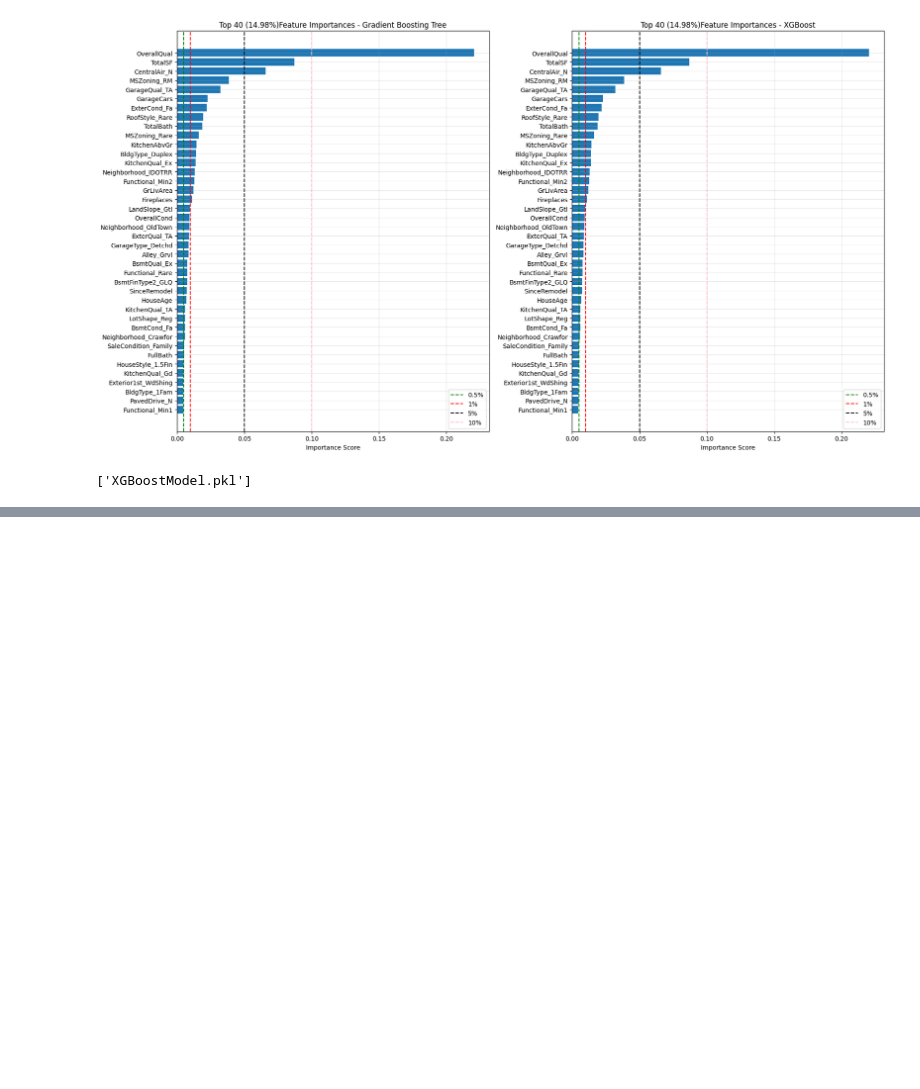
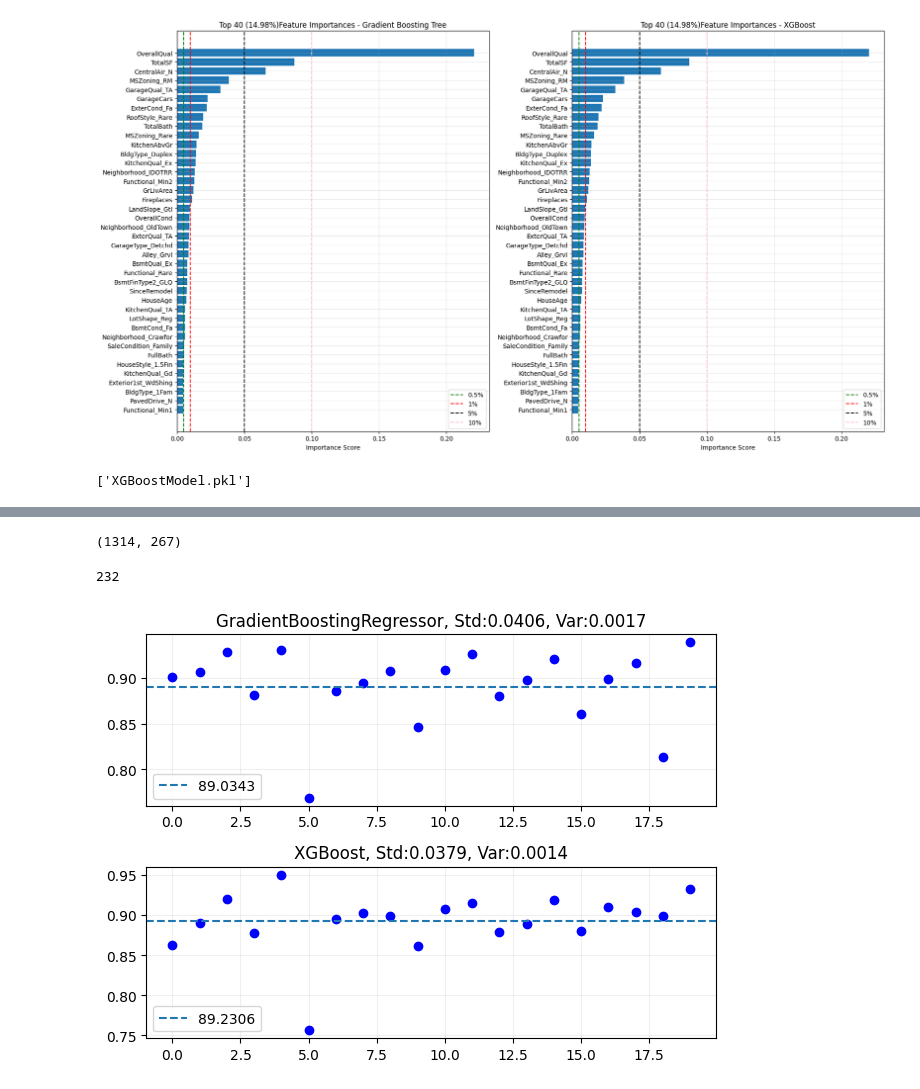
Before and after one commit to HibernatingBunny067/ClassicalMachineLearning-ISL, a Jupyter notebook: AmesHousingRegressionAnalysis/Ames.ipynb, the cells around one changed output, grey strips where cells are left out. Saved outputs shown, nothing was run; the diff lists cells and outputs as text; code cells hidden in the pictures; blank space fills up the shorter version.

```diff
--- a/AmesHousingRegressionAnalysis/Ames.ipynb
+++ b/AmesHousingRegressionAnalysis/Ames.ipynb
@@ -256,31 +263,32 @@ import matplotlib.pyplot as plt
 import numpy as np
 
 k =40
+# Assuming your model is called `model`
 importances_boostingTree = boostingTress.feature_importances_
 importances_xgb = xgb.feature_importances_
 
+# Feature names from your input data
+feature_names = xtrain.columns  # or change accordingly
 
-feature_names = xtrain.columns
-
-
+# Create a DataFrame for easy sorting
 tree_importance = pd.DataFrame({
     'Feature': feature_names,
     'Importance': importances
 })
 
-
+# Create a DataFrame for easy sorting
 xgb_importance = pd.DataFrame({
     'Feature': feature_names,
     'Importance': importances
 })
-
-tree_importance = tree_importance.sort_values(by='Importance', ascending=False).head(k)
-xgb_importance = xgb_importance.sort_values(by='Importance', ascending=False).head(k)
+# Sort by importance
+tree_importance_used = tree_importance.sort_values(by='Importance', ascending=False).head(k)
+xgb_importance_used = xgb_importance.sort_values(by='Importance', ascending=False).head(k)
 model_name = ['Gradient Boosting Tree','XGBoost']
 
 
 plt.figure(figsize=(18, 10))
-for idx,frame in enumerate([tree_importance,xgb_importance]):
+for idx,frame in enumerate([tree_importance_used,xgb_importance_used]):
   plt.subplot(1,2,idx+1)
   plt.barh(frame['Feature'][::-1], frame['Importance'][::-1])
   plt.axvline(x=0.005,label=f'0.5%',linestyle='--',color='green')
@@ -316,0 +328,33 @@ shap.summary_plot(shap_values, xtrain)  # beeswarm plot
+# %%
+xtrain.shape
+# %% [output]
+(1314, 267)
+# %%
+thres = 0.005
+lest_important=tree_importance.sort_values(by='Importance',ascending=True)[(tree_importance.Importance < thres)].Feature.tolist()
+len(lest_important)
+# %% [output]
+232
+# %%
+#using the initial setup models
+boostingTress_used = GradientBoostingRegressor(n_estimators=275,learning_rate=0.1,max_depth=4,subsample=0.8,max_leaf_nodes=10)
+xgb_used = XGBoost.XGBRegressor(n_estimators=250,learning_rate=0.1,max_depth=5,subsample=0.5,gamma=0,reg_lambda=0.024,reg_alpha=0.25)
+names = ['GradientBoostingRegressor','XGBoost']
+scores_used = {name:{} for name in names}
+x_train = xtrain.drop(columns=lest_important) #using log trasformed values instead of raw values
+y_train = np.log(ytrain).values.reshape(xtrain.shape[0],)
+for idx,models in enumerate( [boostingTress_used,xgb_used]):
+  scores_used[names[idx]]['r2'] = cross_val_score(models,x_train,y_train,cv=20)
+
+idx = 0
+for name,score in scores_used.items():
+  plt.subplot(2,1,idx+1)
+  plt.plot(score['r2'],'bo')
+  plt.axhline(score['r2'].mean(),linestyle='--',label=f'{score["r2"].mean()*100:.4f}')
+  plt.legend()
+  plt.grid(alpha=0.2)
+  plt.title(f'{name}, Std:{score["r2"].std():.4f}, Var:{(score["r2"].std())**2:.4f}')
+  idx+=1
+plt.tight_layout()
+# %% [output]
+[figure, added]
```
Also changed, not shown: parts of 19 cells of this notebook, 26 other files.
